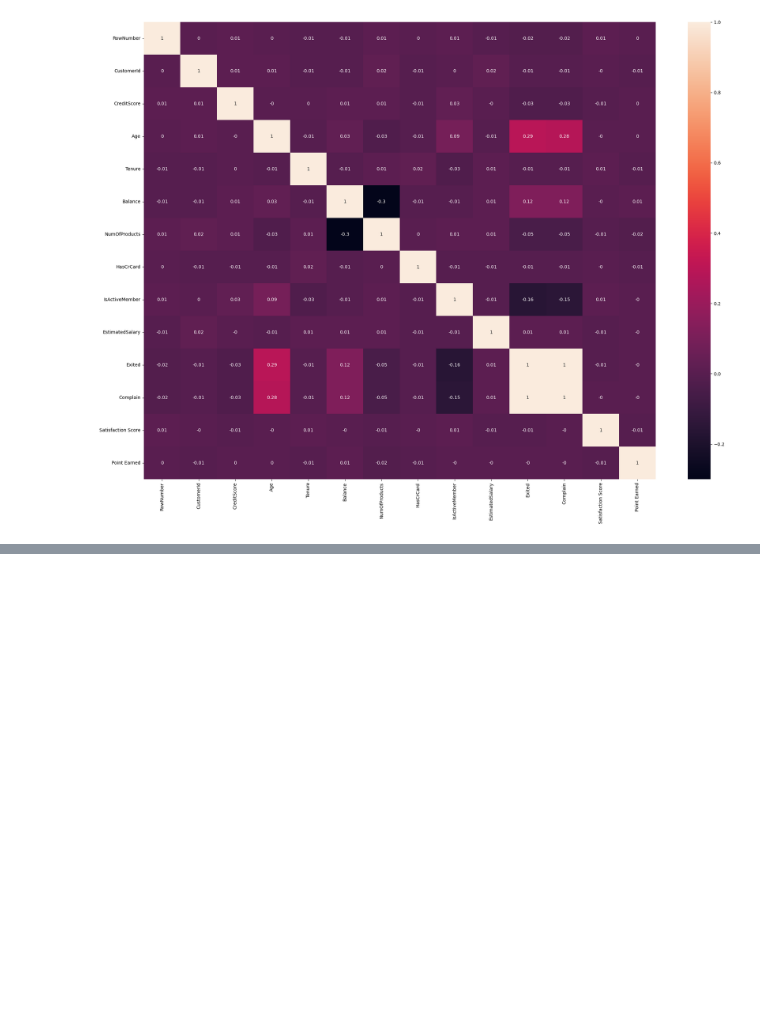
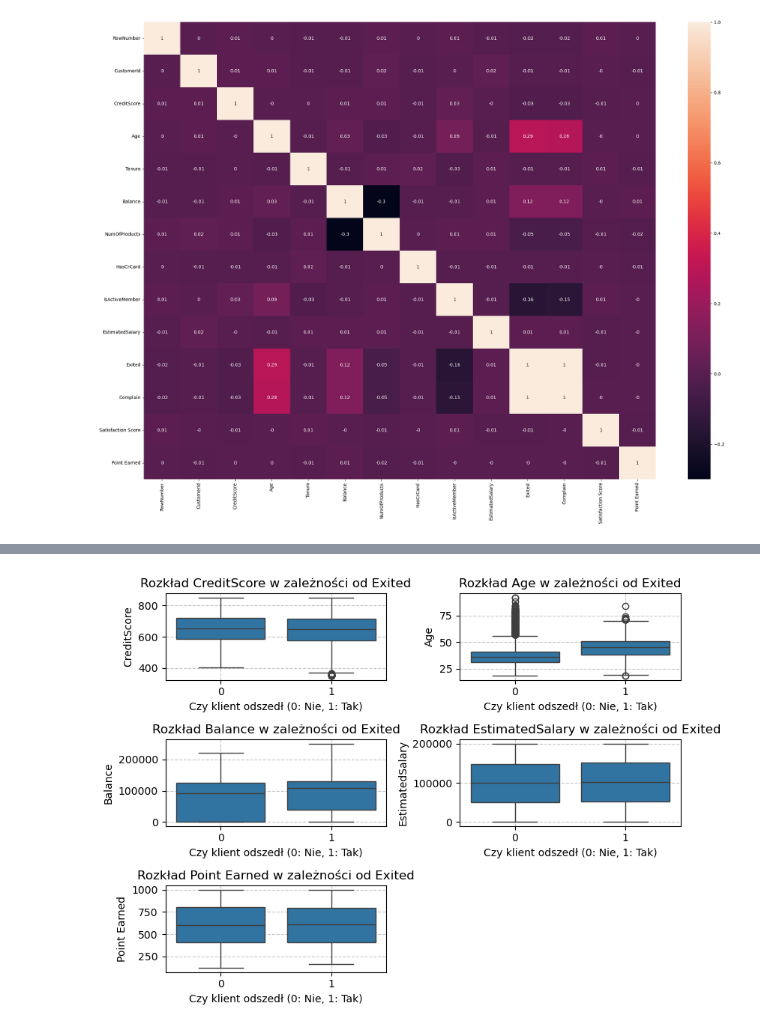
Before and after one commit to Marciniec-Marcin/Bank_Churn_prediction, a Jupyter notebook: Customer_Churn.ipynb, the cells around one changed output, grey strips where cells are left out. Saved outputs shown, nothing was run; the diff lists cells and outputs as text; code cells hidden in the pictures; blank space fills up the shorter version.

```diff
--- a/Customer_Churn.ipynb
+++ b/Customer_Churn.ipynb
@@ -116,0 +126,18 @@ Data.drop(columns = ['Complain'], inplace = True)
+# %%
+continious_col =['CreditScore', 'Age', 'Balance', 'EstimatedSalary', 'Point Earned']
+
+plt.figure(figsize=(8, 6)) # Zmniejszmy rozmiar wykresu
+
+for i, col in enumerate(continious_col):
+    plt.subplot(3, 2, i+1)
+    plt.gca().set_title(col)
+    sns.boxplot(x="Exited", y=col, data=Data)
+    plt.title(f'Rozkład {col} w zależności od Exited')
+    plt.xlabel('Czy klient odszedł (0: Nie, 1: Tak)')
+    plt.ylabel(col)
+    plt.grid(True, linestyle='--', alpha=0.7)
+
+plt.tight_layout()
+plt.show()
+# %% [output]
+[figure, added]
```
Also changed, not shown: parts of 2 cells of this notebook.
